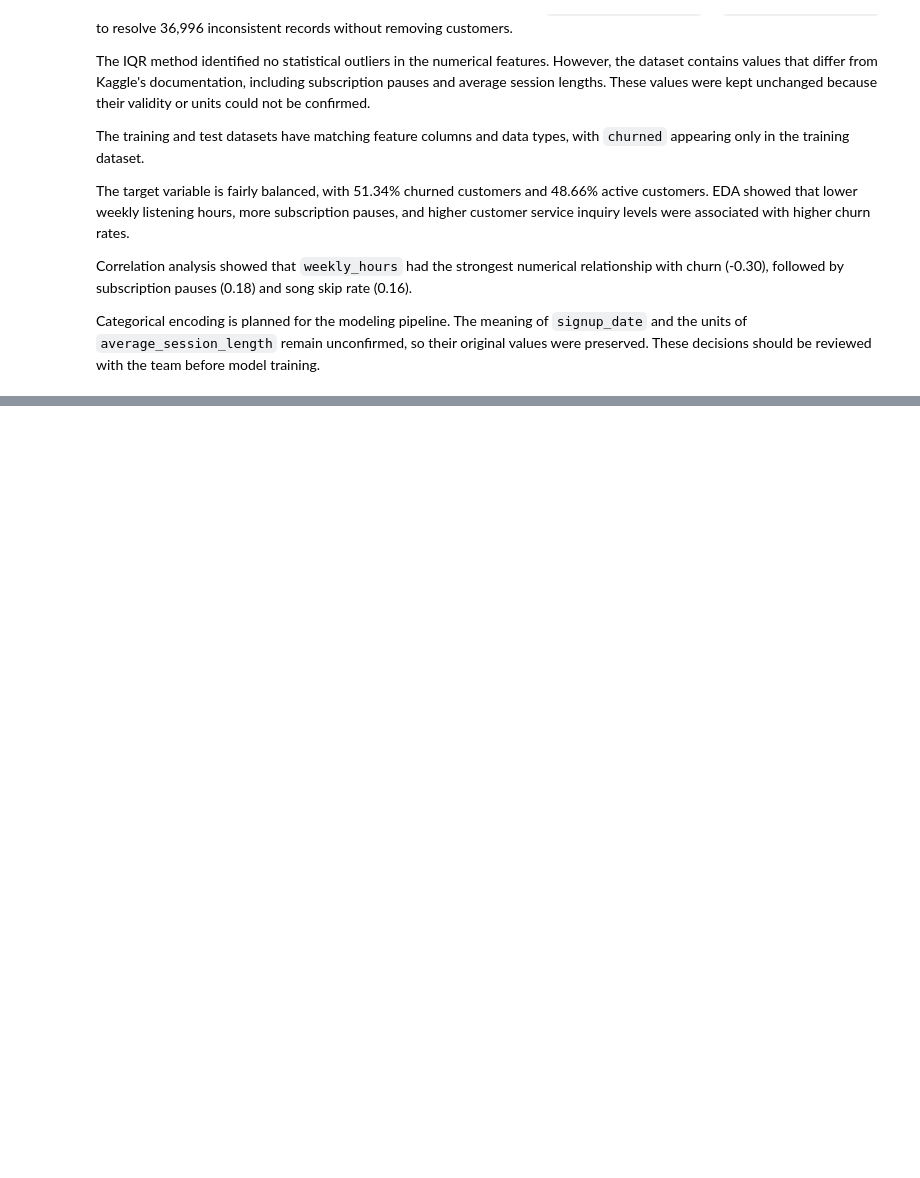
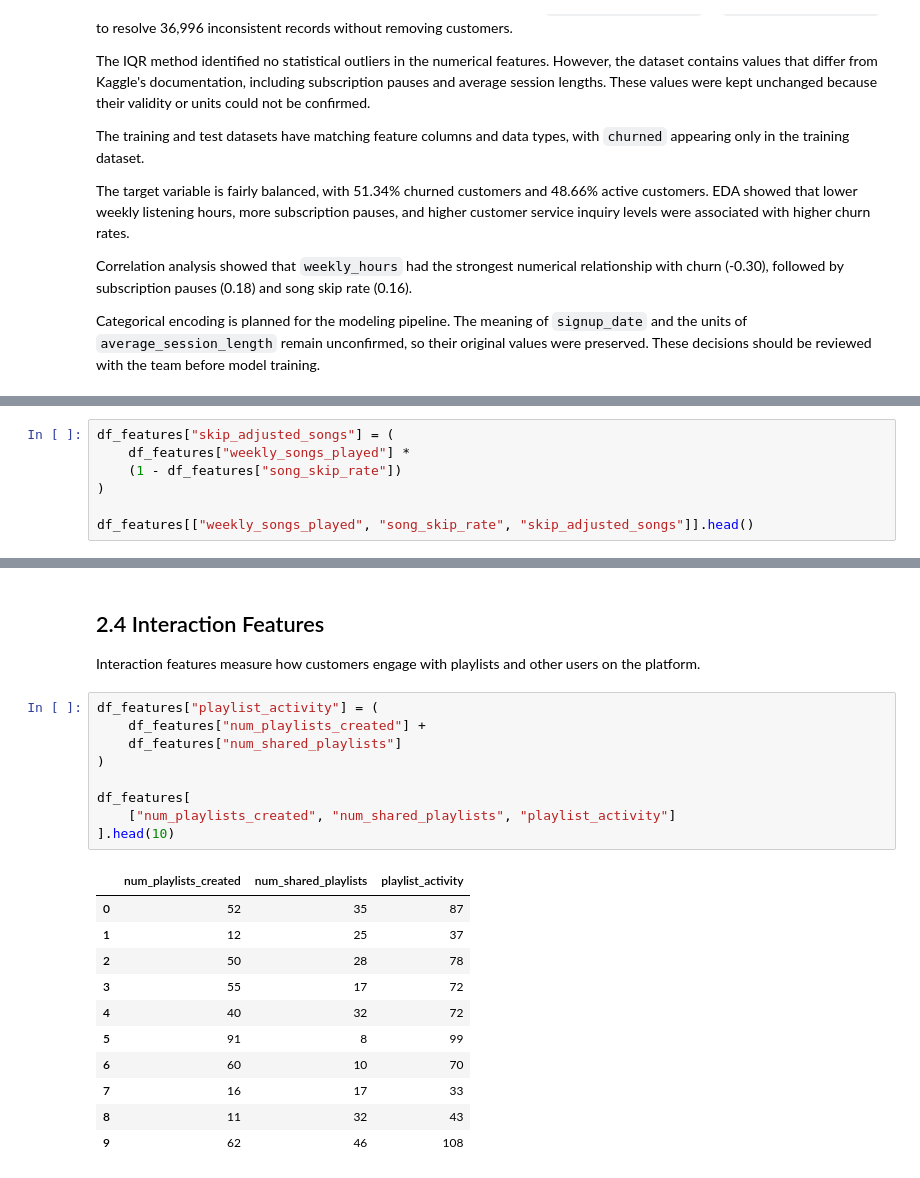
Before and after one commit to madewitt55/cs407-final-project, a Jupyter notebook: elena_task.ipynb, the cells around one changed output, grey strips where cells are left out. Drawn from its saved outputs; the diff is of its cells as text; blank space fills up the shorter version.

```diff
--- a/elena_task.ipynb
+++ b/elena_task.ipynb
@@ -612,0 +704,7 @@ Categorical encoding is planned for the modeling pipeline. The meaning of `signu
+# %%
+df_features["skip_adjusted_songs"] = (
+    df_features["weekly_songs_played"] *
+    (1 - df_features["song_skip_rate"])
+)
+
+df_features[["weekly_songs_played", "song_skip_rate", "skip_adjusted_songs"]].head()
@@ -612,0 +750,25 @@ Categorical encoding is planned for the modeling pipeline. The meaning of `signu
+# %% [markdown]
+## 2.4 Interaction Features
+
+Interaction features measure how customers engage with playlists and other users on the platform.
+# %%
+df_features["playlist_activity"] = (
+    df_features["num_playlists_created"] +
+    df_features["num_shared_playlists"]
+)
+
+df_features[
+    ["num_playlists_created", "num_shared_playlists", "playlist_activity"]
+].head(10)
+# %% [output]
+|  | num_playlists_created | num_shared_playlists | playlist_activity |
+| 0 | 52 | 35 | 87 |
+| 1 | 12 | 25 | 37 |
+| 2 | 50 | 28 | 78 |
+| 3 | 55 | 17 | 72 |
+| 4 | 40 | 32 | 72 |
+| 5 | 91 | 8 | 99 |
+| 6 | 60 | 10 | 70 |
+| 7 | 16 | 17 | 33 |
+| 8 | 11 | 32 | 43 |
+| 9 | 62 | 46 | 108 |
```
Also changed, not shown: parts of 45 cells of this notebook.
